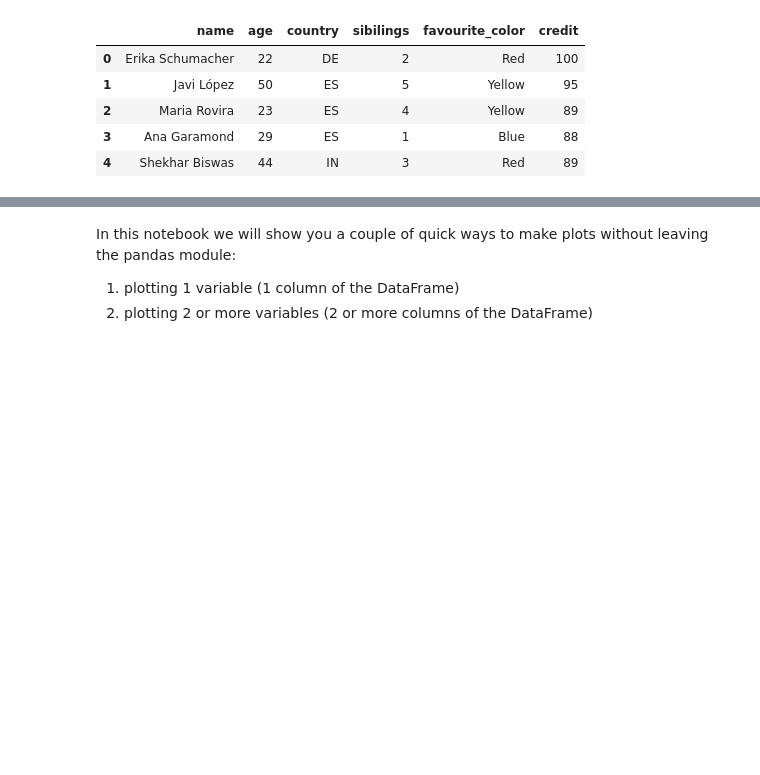
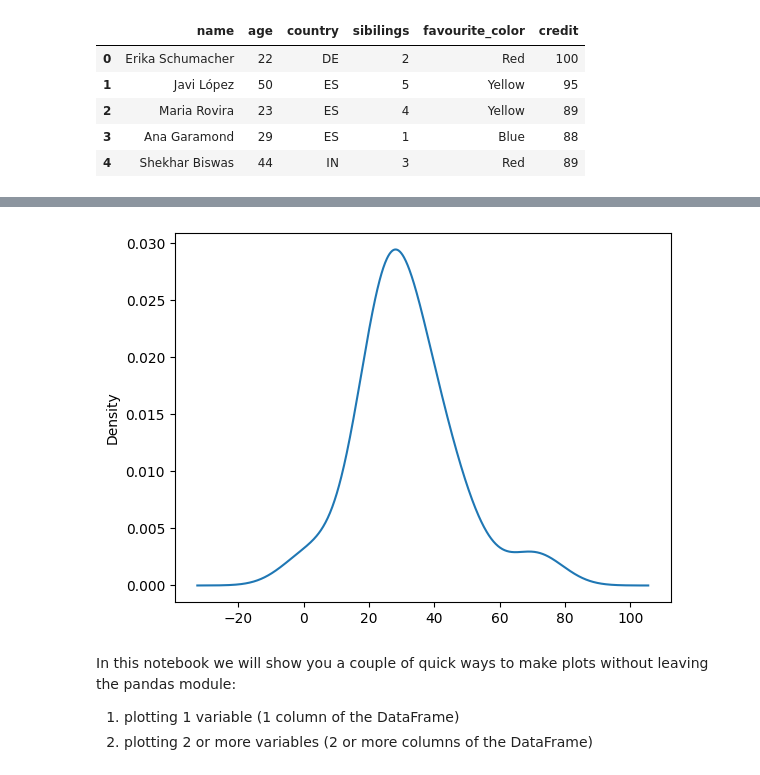
Before and after one commit to PhoenixCC0722/JoinTheGame_Magist, a Jupyter notebook: 12_pandas_plot.ipynb, the cells around one changed output, grey strips where cells are left out. Drawn from its saved outputs; the diff is of its cells as text; code cells hidden in the pictures; blank space fills up the shorter version.

```diff
--- a/12_pandas_plot.ipynb
+++ b/12_pandas_plot.ipynb
@@ -51,3 +59,7 @@ https://drive.google.com/uc?export=download&id=15s7M2QllSR1GyNWM8RgcgabK-4hlMgpk
+# %%
+people.age.plot.kde();
+# %% [output]
+[figure, added]
 # %% [markdown]
 In this notebook we will show you a couple of quick ways to make plots without leaving the pandas module:
 1. plotting 1 variable (1 column of the DataFrame)
```
Also changed, not shown: parts of 7 cells of this notebook.
